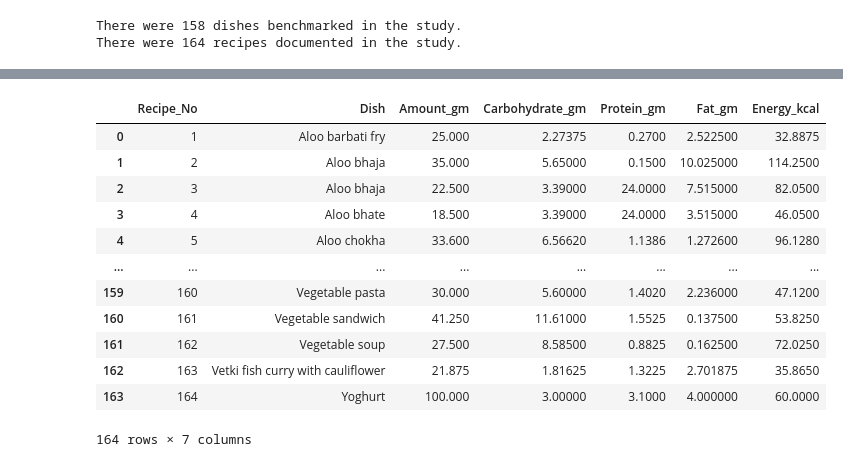
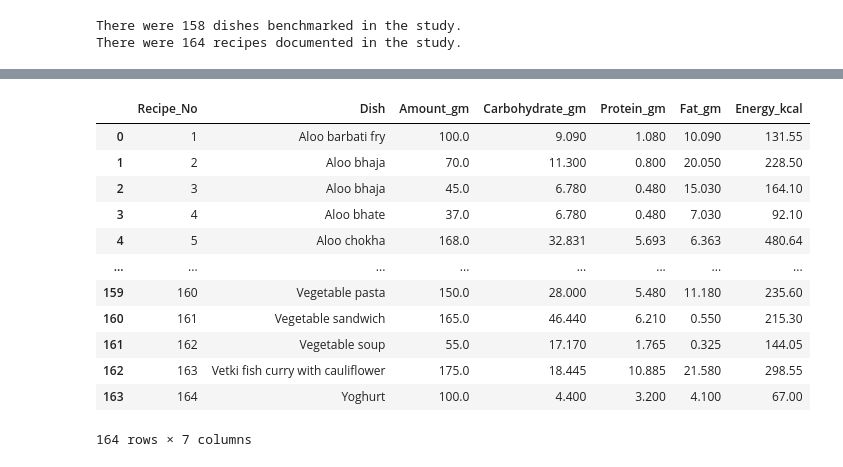
Before and after one commit to rochiecuevas/FoodChoice, a Jupyter notebook: Nutrition_data_WB.ipynb, the cells around one changed output, grey strips where cells are left out. Cells and saved outputs as stored; diff of their text form; code cells hidden in the pictures.

```diff
--- a/Nutrition_data_WB.ipynb
+++ b/Nutrition_data_WB.ipynb
@@ -81,21 +82,21 @@ df2
 309 rows × 8 columns
 # %%
-# Calculate nutrition content per dish
-df3 = df.groupby(["Recipe_No", "Dish"])[["Amount_gm", "Carbohydrate_gm", "Protein_gm", "Fat_gm", "Energy_kcal"]].mean().reset_index()
+# Calculate nutrition content per recipe
+df3 = df2.groupby(["Recipe_No", "Dish"])[["Amount_gm", "Carbohydrate_gm", "Protein_gm", "Fat_gm", "Energy_kcal"]].mean().reset_index()
 df3
 # %% [output]
 |  | Recipe_No | Dish | Amount_gm | Carbohydrate_gm | Protein_gm | Fat_gm | Energy_kcal |
-| 0 | 1 | Aloo barbati fry | 25.000 | 2.27375 | 0.2700 | 2.522500 | 32.8875 |
-| 1 | 2 | Aloo bhaja | 35.000 | 5.65000 | 0.1500 | 10.025000 | 114.2500 |
-| 2 | 3 | Aloo bhaja | 22.500 | 3.39000 | 24.0000 | 7.515000 | 82.0500 |
-| 3 | 4 | Aloo bhate | 18.500 | 3.39000 | 24.0000 | 3.515000 | 46.0500 |
-| 4 | 5 | Aloo chokha | 33.600 | 6.56620 | 1.1386 | 1.272600 | 96.1280 |
+| 0 | 1 | Aloo barbati fry | 100.0 | 9.090 | 1.080 | 10.090 | 131.55 |
+| 1 | 2 | Aloo bhaja | 70.0 | 11.300 | 0.800 | 20.050 | 228.50 |
+| 2 | 3 | Aloo bhaja | 45.0 | 6.780 | 0.480 | 15.030 | 164.10 |
+| 3 | 4 | Aloo bhate | 37.0 | 6.780 | 0.480 | 7.030 | 92.10 |
+| 4 | 5 | Aloo chokha | 168.0 | 32.831 | 5.693 | 6.363 | 480.64 |
 | ... | ... | ... | ... | ... | ... | ... | ... |
-| 159 | 160 | Vegetable pasta | 30.000 | 5.60000 | 1.4020 | 2.236000 | 47.1200 |
-| 160 | 161 | Vegetable sandwich | 41.250 | 11.61000 | 1.5525 | 0.137500 | 53.8250 |
-| 161 | 162 | Vegetable soup | 27.500 | 8.58500 | 0.8825 | 0.162500 | 72.0250 |
-| 162 | 163 | Vetki fish curry with cauliflower | 21.875 | 1.81625 | 1.3225 | 2.701875 | 35.8650 |
-| 163 | 164 | Yoghurt | 100.000 | 3.00000 | 3.1000 | 4.000000 | 60.0000 |
+| 159 | 160 | Vegetable pasta | 150.0 | 28.000 | 5.480 | 11.180 | 235.60 |
+| 160 | 161 | Vegetable sandwich | 165.0 | 46.440 | 6.210 | 0.550 | 215.30 |
+| 161 | 162 | Vegetable soup | 55.0 | 17.170 | 1.765 | 0.325 | 144.05 |
+| 162 | 163 | Vetki fish curry with cauliflower | 175.0 | 18.445 | 10.885 | 21.580 | 298.55 |
+| 163 | 164 | Yoghurt | 100.0 | 4.400 | 3.200 | 4.100 | 67.00 |
 164 rows × 7 columns
 # %%
 # Calculate nutrition content per occasion (mean and sd of dishes)
```
Also changed, not shown: parts of 14 cells of this notebook.
